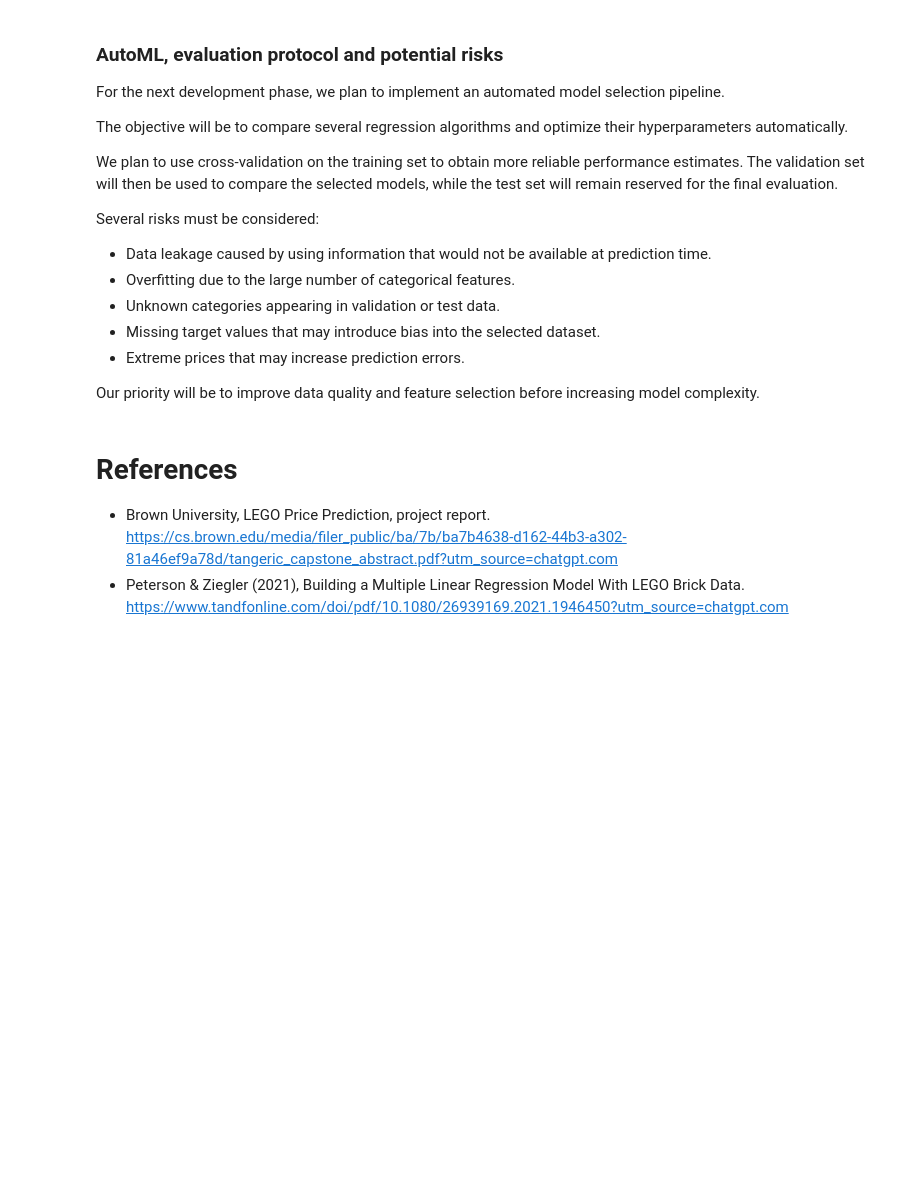
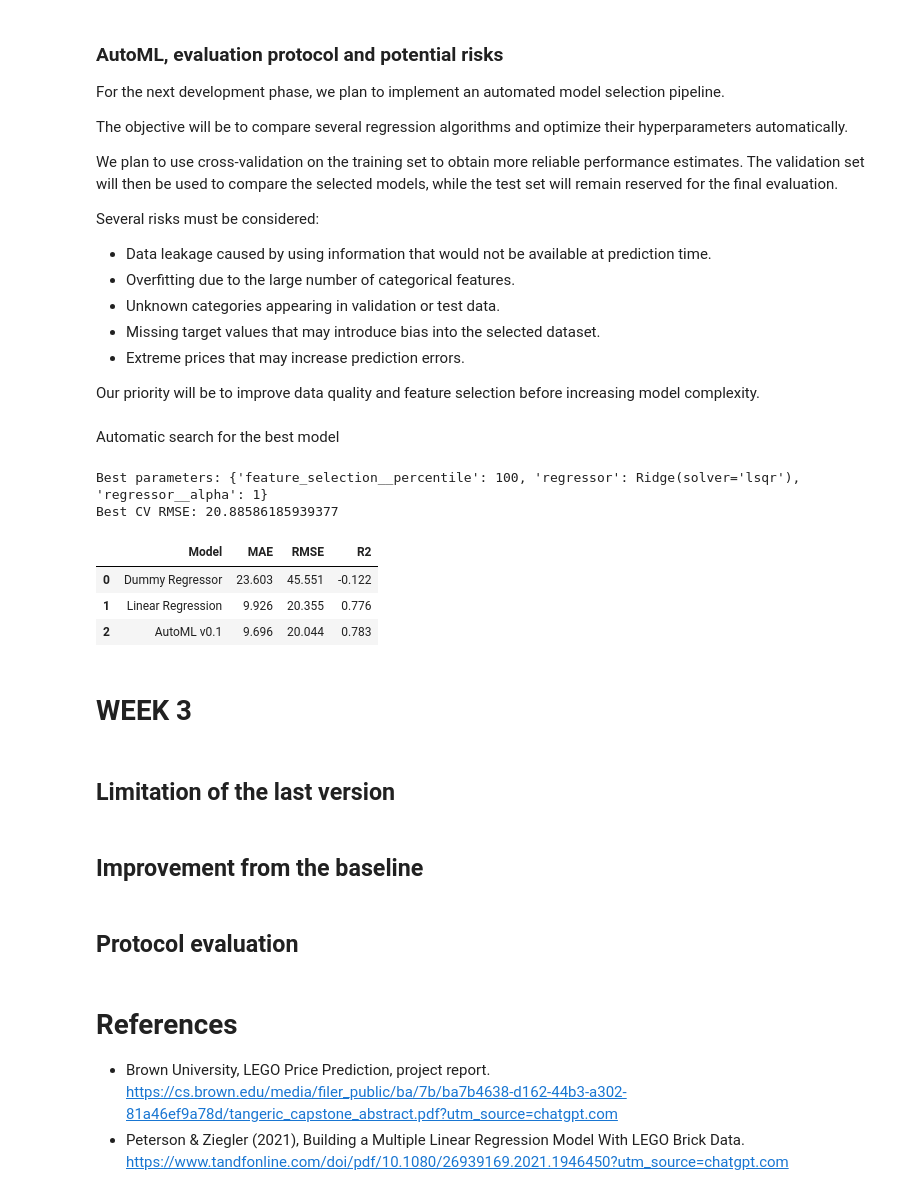
Before and after one commit to Erwanb10/LEGO_price_forecast, a Jupyter notebook: week2.ipynb, the cells around one changed output. Drawn from its saved outputs; the diff is of its cells as text; code cells hidden in the pictures; blank space fills up the shorter version.

Commit message:
Debut week 3

```diff
--- a/week2.ipynb
+++ b/week2.ipynb
@@ -652,3 +630,69 @@ Our priority will be to improve data quality and feature selection before increa
+# %% [markdown]
+Automatic search for the best model
+# %%
+# Cross-validation strategy
+cv = KFold(
+    n_splits=5,
+    shuffle=True,
+    random_state=42
+)
+
+# Automated model selection and hyperparameter optimization
+automl = GridSearchCV(
+    estimator=automl_pipeline,
+    param_grid=param_grid,
+    scoring='neg_root_mean_squared_error',
+    cv=cv,
+    n_jobs=-1,
+    refit=True,
+    error_score='raise'
+)
+
+# Fit exclusively on training data
+automl.fit(X_train, y_train)
+
+# Best configuration
+print("Best parameters:", automl.best_params_)
+print("Best CV RMSE:", -automl.best_score_)
+
+best_automl_model = automl.best_estimator_
+# %% [output]
+Best parameters: {'feature_selection__percentile': 100, 'regressor': Ridge(solver='lsqr'), 'regressor__alpha': 1}
+Best CV RMSE: 20.88586185939377
+# %%
+# Predictions on the validation set
+automl_pred = best_automl_model.predict(X_val)
+
+# Comparison function
+def get_metrics(name, y_true, predictions):
+    return {
+        'Model': name,
+        'MAE': mean_absolute_error(y_true, predictions),
+        'RMSE': np.sqrt(mean_squared_error(y_true, predictions)),
+        'R2': r2_score(y_true, predictions)
+    }
+
+# Compare baseline and AutoML models
+results = pd.DataFrame([
+    get_metrics('Dummy Regressor', y_val, dummy_pred),
+    get_metrics('Linear Regression', y_val, y_pred),
+    get_metrics('AutoML v0.1', y_val, automl_pred)
+])
+
+display(results.round(3))
+# %% [output]
+|  | Model | MAE | RMSE | R2 |
+| 0 | Dummy Regressor | 23.603 | 45.551 | -0.122 |
+| 1 | Linear Regression | 9.926 | 20.355 | 0.776 |
+| 2 | AutoML v0.1 | 9.696 | 20.044 | 0.783 |
+# %% [markdown]
+# WEEK 3
+# %% [markdown]
+## Limitation of the last version
+# %% [markdown]
+## Improvement from the baseline
+# %% [markdown]
+## Protocol evaluation
 # %% [markdown]
 # References
 - Brown University, LEGO Price Prediction, project report.
```
Also changed, not shown: parts of 15 cells of this notebook, 6 other files.
